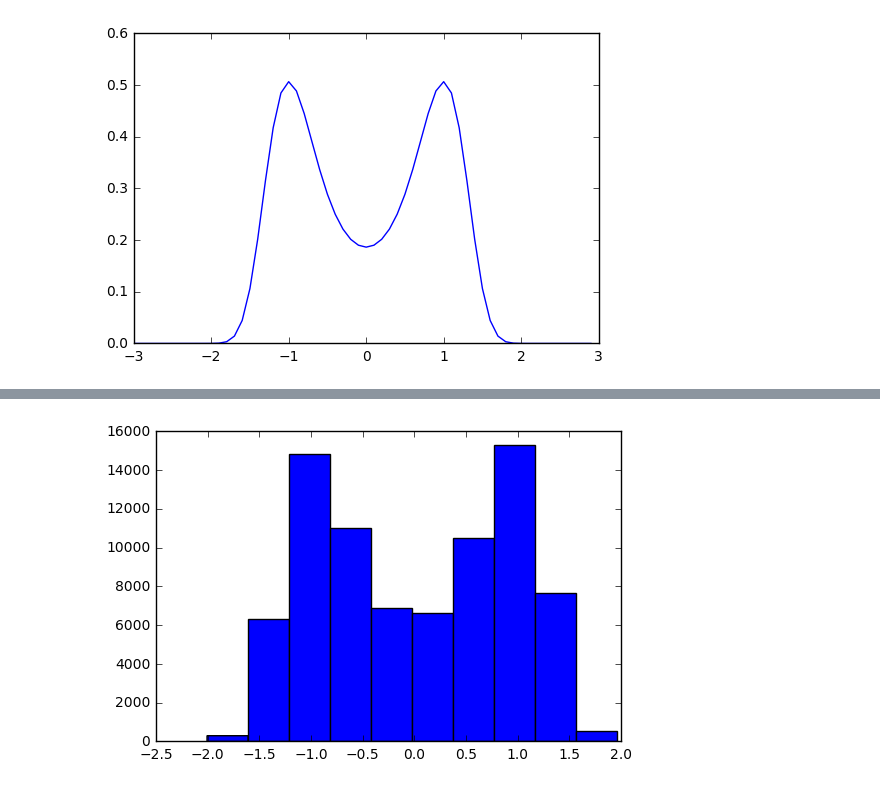
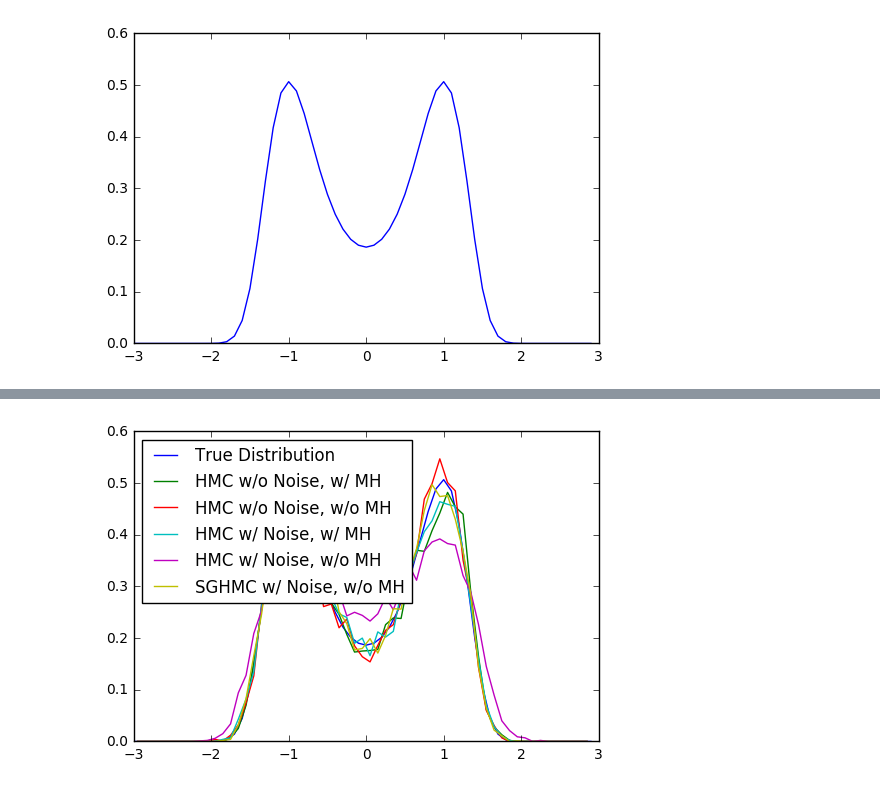
Before and after one commit to gldmt-duke/CokerAmitaiSGHMC, a Jupyter notebook: figure1_scratch.ipynb, the cells around one changed output, grey strips where cells are left out. Drawn from its saved outputs; the diff is of its cells as text; code cells hidden in the pictures.

Commit message:
plot

```diff
--- a/figure1_scratch.ipynb
+++ b/figure1_scratch.ipynb
@@ -69,7 +68,8 @@ pass
 samples = np.zeros((nsample, 1))
 x = np.zeros((1, 1))
 for i in range(nsample):
-    x = hmc(U, gradUPerfect, m, dt, nstep, x, 10)
+    x = hmc(U, gradUPerfect, m, dt, nstep, x, 0)
     samples[i] = x
-plt.hist(samples)
-pass
+yhmc2, xhmc2 = np.histogram(samples, xGrid)
+xhmc2 = 0.5*(xhmc2[1:]+xhmc2[:-1])
+yhmc2 = yhmc2/sum(yhmc2)/xStep
@@ -82,5 +80,6 @@ x = np.zeros((1, 1))
 for i in range(nsample):
     x = hmc(U, gradU, m, dt, nstep, x, 1)
     samples[i] = x
-plt.hist(samples)
-pass
+yhmc3, xhmc3 = np.histogram(samples, xGrid)
+xhmc3 = 0.5*(xhmc3[1:]+xhmc3[:-1])
+yhmc3 = yhmc3/sum(yhmc3)/xStep
@@ -93,5 +90,6 @@ x = np.zeros((1, 1))
 for i in range(nsample):
     x = hmc(U, gradU, m, dt, nstep, x, 0)
     samples[i] = x
-plt.hist(samples)
-pass
+yhmc4, xhmc4 = np.histogram(samples, xGrid)
+xhmc4 = 0.5*(xhmc4[1:]+xhmc4[:-1])
+yhmc4 = yhmc4/sum(yhmc4)/xStep
@@ -104,10 +100,20 @@ x = np.zeros((1, 1))
 for i in range(nsample):
     x = sghmc(U, gradU, m, dt, nstep, x, C, V)
     samples[i] = x
-plt.hist(samples)
-pass
+yhmc5, xhmc5 = np.histogram(samples, xGrid)
+xhmc5 = 0.5*(xhmc5[1:]+xhmc5[:-1])
+yhmc5 = yhmc5/sum(yhmc5)/xStep
-# %% [output]
-[figure, removed]
+# %%
+true = plt.plot(xGrid, y_true, label = 'True Distribution')
+plot1 = plt.plot(xhmc1, yhmc1, label = 'HMC w/o Noise, w/ MH')
+plot2 = plt.plot(xhmc2, yhmc2, label = 'HMC w/o Noise, w/o MH')
+plot3 = plt.plot(xhmc3, yhmc3, label = 'HMC w/ Noise, w/ MH')
+plot4 = plt.plot(xhmc4, yhmc4, label = 'HMC w/ Noise, w/o MH')
+plot5 = plt.plot(xhmc5, yhmc5, label = 'SGHMC w/ Noise, w/o MH')
+plt.legend(loc='upper left')
+pass
+# %% [output]
+[figure, added]
 # %%
 U = lambda x: 0.5 * np.power(x, 2)
 gradU = lambda x: x + np.random.randn(1) * 2;
```
Also changed, not shown: parts of 11 cells of this notebook.
